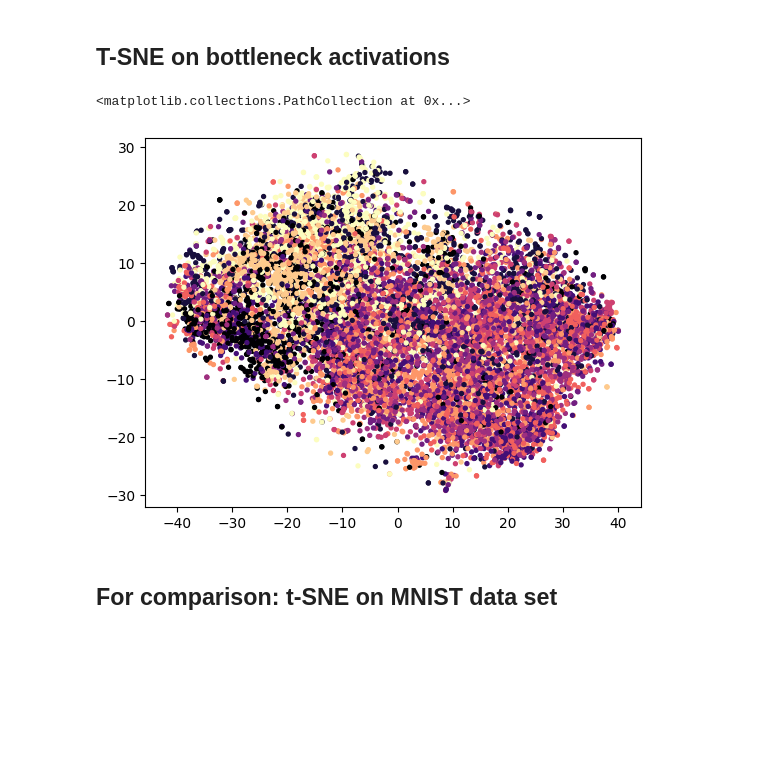
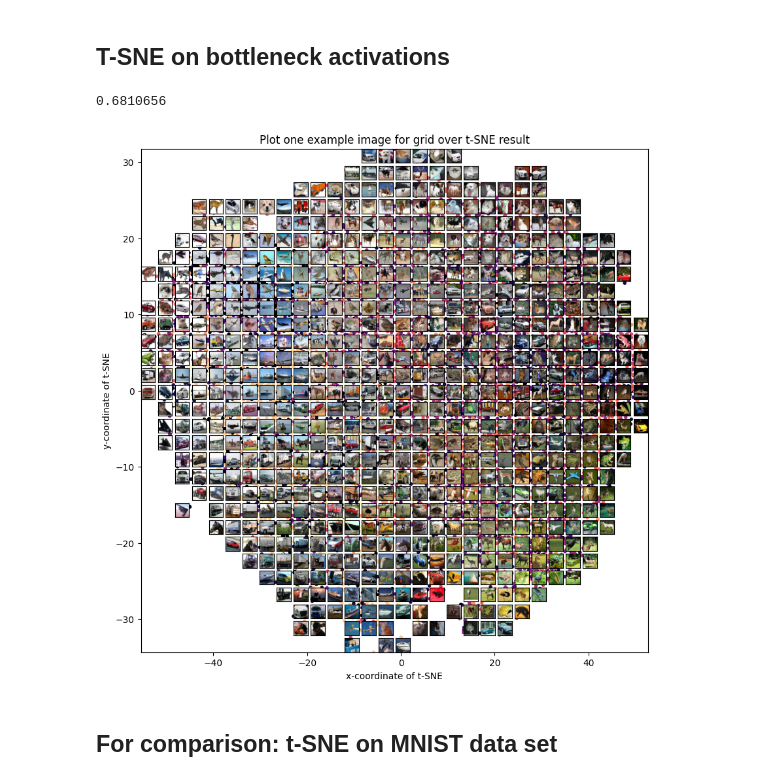
Before and after one commit to Felix-Busse/Comuter_Vision_Autoenc., a Jupyter notebook: t_SNE_on_activations.ipynb, the cells around one changed output. Saved outputs shown, nothing was run; the diff lists cells and outputs as text; code cells hidden in the pictures; blank space fills up the shorter version.

```diff
--- a/t_SNE_on_activations.ipynb
+++ b/t_SNE_on_activations.ipynb
@@ -174,13 +248,34 @@ Encoder.pop()
 ## T-SNE on bottleneck activations
 # %%
 np.random.seed(100)
-tsne = TSNE(n_iter=1000, perplexity=50)
-tsne_result = tsne.fit_transform(activations_bottleneck[:10000])
+
+# Perform principal component analyses befor T-SNE
+pca = PCA(n_components=50)
+pca_cifar10 = pca.fit_transform(activations_bottleneck[:10000])
+
+# Perform T-SNE on result of pca
+tsne = TSNE(n_iter=3000, perplexity=50)
+tsne_result = tsne.fit_transform(pca_cifar10)
+
+# Plot result if T-SNE
 fig, ax = plt.subplots()
 ax.scatter(tsne_result[:, 0], tsne_result[:, 1], c=y_cat_train[:10000], cmap='magma', s=8)
-# %% [output]
-<matplotlib.collections.PathCollection at 0x...>
-[figure, removed]
+# %%
+# Which fraction of explained variance was used, when entering t-SNE?
+print('Explained variance (ratio): ', pca.explained_variance_ratio_[:20].sum())
+# %% [output]
+0.6810656
+# %%
+# Create DataFrame holding coordinates of t-SNE result and corresponding CIFAR10-image
+df_cifar10 = pd.DataFrame(zip(tsne_result[:, 0], tsne_result[:, 1], x_train[:10000], y_cat_train[:10000]),
+                         columns=['x', 'y', 'images', 'target'])
+# %%
+n_x_cifar10 = 30
+n_y_cifar10 = 30
+plot_tsne_scatter_images_grid(df_cifar10, n_x=n_x_cifar10, n_y=n_y_cifar10)
+plt.savefig('Plot_CIFAR10_tSNE_images')
+# %% [output]
+[figure, added]
 # %% [markdown]
 ## For comparison: t-SNE on MNIST data set
 # %%
```
Also changed, not shown: parts of 16 cells of this notebook.
